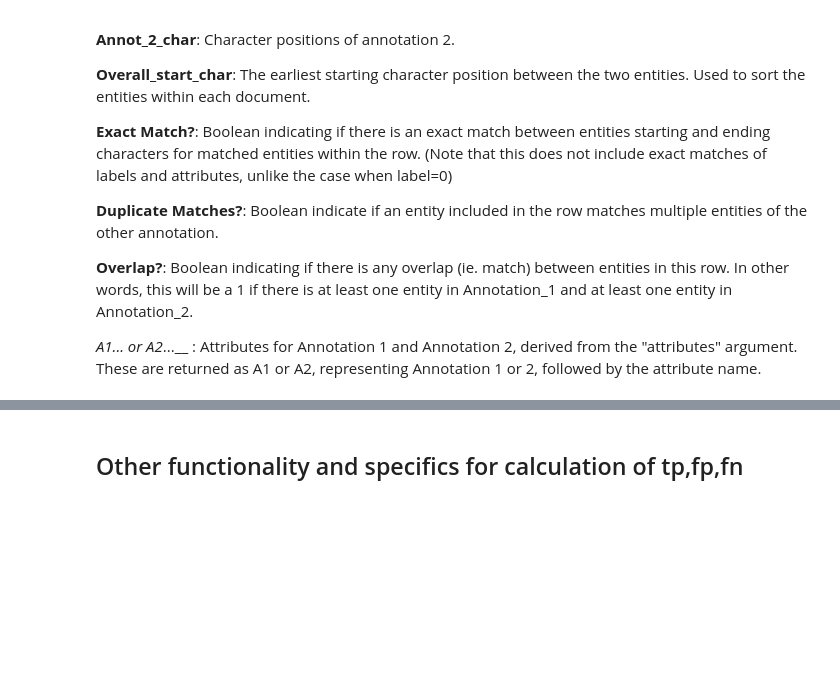
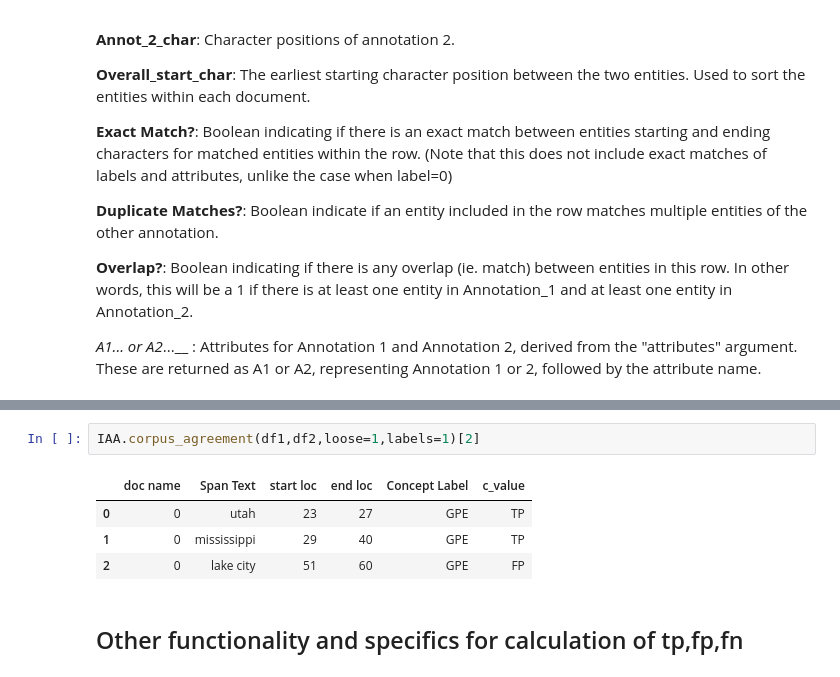
Before and after one commit to medspacy/medspacy_annotations, a Jupyter notebook: notebooks/Tutorial for IAA.ipynb, the cells around one changed output, grey strips where cells are left out. Drawn from its saved outputs; the diff is of its cells as text; blank space fills up the shorter version.

```diff
--- a/notebooks/Tutorial for IAA.ipynb
+++ b/notebooks/Tutorial for IAA.ipynb
@@ -165,3 +179,10 @@ __A1_... or A2_...__ : Attributes for Annotation 1 and Annotation 2, derived fro
+# %%
+IAA.corpus_agreement(df1,df2,loose=1,labels=1)[2]
+# %% [output]
+|  | doc name | Span Text | start loc | end loc | Concept Label | c_value |
+| 0 | 0 | utah | 23 | 27 | GPE | TP |
+| 1 | 0 | mississippi | 29 | 40 | GPE | TP |
+| 2 | 0 | lake city | 51 | 60 | GPE | FP |
 # %% [markdown]
 ## Other functionality and specifics for calculation of tp,fp,fn
 # %% [markdown]
```
Also changed, not shown: parts of 12 cells of this notebook, 1 other file.
